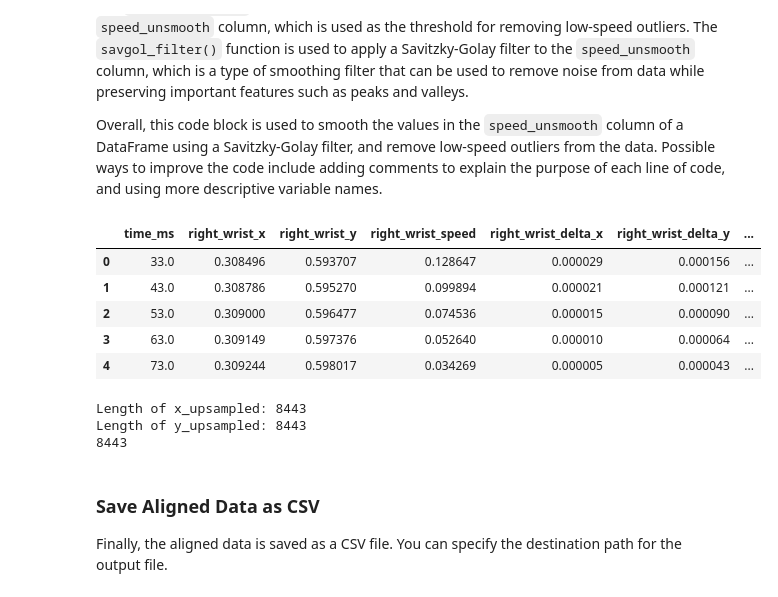
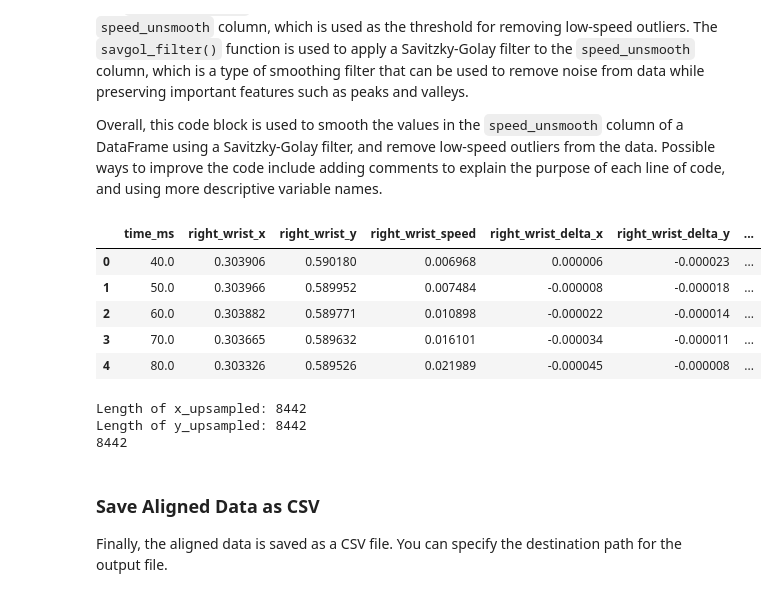
Before and after one commit to walterdych/Co-Speech-Gesture-Automation, a Jupyter notebook: NOTEBOOKS/2_speed_align_notebook.ipynb, the cells around one changed output. Cells and saved outputs as stored; diff of their text form; code cells hidden in the pictures.

```diff
--- a/NOTEBOOKS/2_speed_align_notebook.ipynb
+++ b/NOTEBOOKS/2_speed_align_notebook.ipynb
@@ -111,7 +111,9 @@ Overall, this code block is used to smooth the values in the `speed_unsmooth` co
 final_df = pd.DataFrame()
 
 # Generate the new time series at 10 ms intervals
-new_time_series = np.arange(keypoints_df['time_ms'].iloc[0], keypoints_df['time_ms'].iloc[-1], 10)
+start_time = np.ceil(keypoints_df['time_ms'].iloc[0] / 10) * 10
+end_time = np.floor(keypoints_df['time_ms'].iloc[-1] / 10) * 10
+new_time_series = np.arange(start_time, end_time, 10)
 
 # Loop through each keypoint specified in the KEYPOINTS list
 for keypoint in KEYPOINTS:
@@ -137,46 +139,46 @@ for keypoint in KEYPOINTS:
     delta_x = np.diff(x_smooth) / delta_time
     delta_y = np.diff(y_smooth) / delta_time
     speed = np.sqrt(np.nan_to_num(delta_x ** 2 + delta_y ** 2) / delta_time)
 
     # Normalize speed to make it comparable across participants
     speed = speed / np.nanmax(speed)
 
     # if speed is below the 20th percentile, set it to 0
     speed[speed < np.nanpercentile(speed, 50)] = 0
 
     # smooth the speed
     speed = savgol_filter(speed, 11, 3)
 
     # Add to the final DataFrame
     temp_df = pd.DataFrame({
         'time_ms': new_time_series[:-1],
         f'{keypoint}_x': x_smooth[:-1],
         f'{keypoint}_y': y_smooth[:-1],
         f'{keypoint}_speed': speed,
         f'{keypoint}_delta_x': delta_x,
         f'{keypoint}_delta_y': delta_y,
     })
     if final_df.empty:
         final_df = temp_df
     else:
         final_df = pd.merge(final_df, temp_df, on='time_ms', how='right')
 
 final_df.head()
 # %% [output]
 |  | time_ms | right_wrist_x | right_wrist_y | right_wrist_speed | right_wrist_delta_x | right_wrist_delta_y | ... |
-| 0 | 33.0 | 0.308496 | 0.593707 | 0.128647 | 0.000029 | 0.000156 | ... |
-| 1 | 43.0 | 0.308786 | 0.595270 | 0.099894 | 0.000021 | 0.000121 | ... |
-| 2 | 53.0 | 0.309000 | 0.596477 | 0.074536 | 0.000015 | 0.000090 | ... |
-| 3 | 63.0 | 0.309149 | 0.597376 | 0.052640 | 0.000010 | 0.000064 | ... |
-| 4 | 73.0 | 0.309244 | 0.598017 | 0.034269 | 0.000005 | 0.000043 | ... |
+| 0 | 40.0 | 0.303906 | 0.590180 | 0.006968 | 0.000006 | -0.000023 | ... |
+| 1 | 50.0 | 0.303966 | 0.589952 | 0.007484 | -0.000008 | -0.000018 | ... |
+| 2 | 60.0 | 0.303882 | 0.589771 | 0.010898 | -0.000022 | -0.000014 | ... |
+| 3 | 70.0 | 0.303665 | 0.589632 | 0.016101 | -0.000034 | -0.000011 | ... |
+| 4 | 80.0 | 0.303326 | 0.589526 | 0.021989 | -0.000045 | -0.000008 | ... |
 # %%
 print("Length of x_upsampled:", len(x_upsampled))
 print("Length of y_upsampled:", len(y_upsampled))
 print(len(new_time_series))
 # %% [output]
-Length of x_upsampled: 8443
-Length of y_upsampled: 8443
-8443
+Length of x_upsampled: 8442
+Length of y_upsampled: 8442
+8442
 # %% [markdown]
 ### <strong>Save Aligned Data as CSV</strong>
 Finally, the aligned data is saved as a CSV file. You can specify the destination path for the output file.
```
Also changed, not shown: parts of 1 cell of this notebook.
